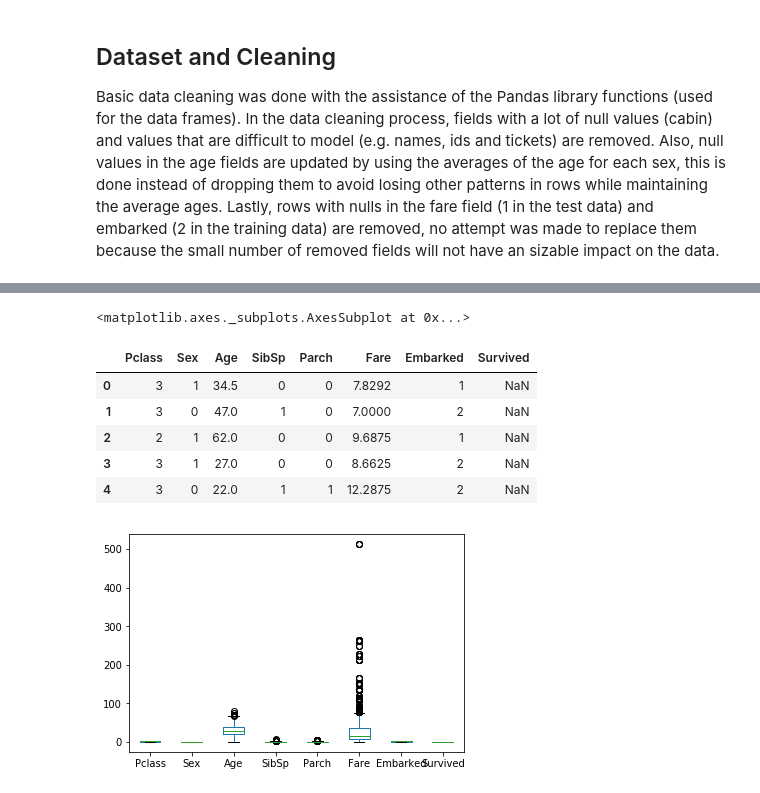
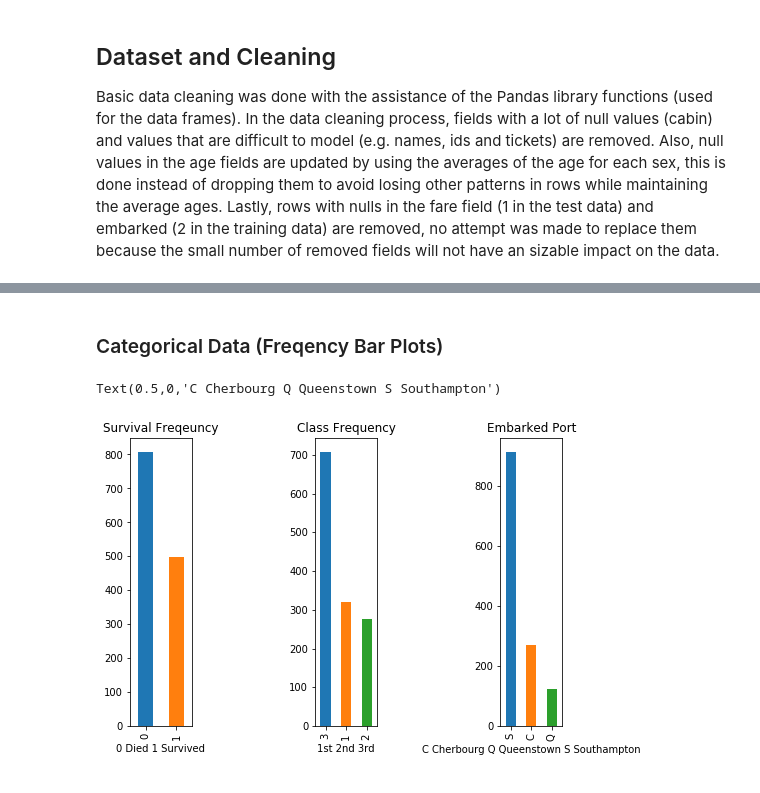
Before and after one commit to Castdeath97/titanic-analysis, a Jupyter notebook: coursework.ipynb, the cells around one changed output, grey strips where cells are left out. Saved outputs shown, nothing was run; the diff lists cells and outputs as text; code cells hidden in the pictures.

```diff
--- a/coursework.ipynb
+++ b/coursework.ipynb
@@ -122,11 +112,24 @@ df['Survived'].value_counts().plot(kind='bar')
-# %%
-df.plot(kind='box')
-# %% [output]
-<matplotlib.axes._subplots.AxesSubplot at 0x...>
-|  | Pclass | Sex | Age | SibSp | Parch | Fare | Embarked | Survived |
-| 0 | 3 | 1 | 34.5 | 0 | 0 | 7.8292 | 1 | NaN |
-| 1 | 3 | 0 | 47.0 | 1 | 0 | 7.0000 | 2 | NaN |
-| 2 | 2 | 1 | 62.0 | 0 | 0 | 9.6875 | 1 | NaN |
-| 3 | 3 | 1 | 27.0 | 0 | 0 | 8.6625 | 2 | NaN |
-| 4 | 3 | 0 | 22.0 | 1 | 1 | 12.2875 | 2 | NaN |
-[figure, removed]
+# %% [markdown]
+### Categorical Data (Freqency Bar Plots)
+# %%
+import matplotlib.pyplot as plt
+
+plt.subplots_adjust(left=1, bottom=1, right=2, top=2, wspace=2, hspace=2)
+
+plt.subplot(1, 3, 1)
+df['Survived'].value_counts().plot(kind='bar')
+plt.title('Survival Freqeuncy')
+plt.xlabel('0 Died 1 Survived')
+
+plt.subplot(1, 3, 2)
+df['Pclass'].value_counts().plot(kind='bar')
+plt.title('Class Frequency')
+plt.xlabel('1st 2nd 3rd')
+
+plt.subplot(1, 3, 3)
+df['Embarked'].value_counts().plot(kind='bar')
+plt.title('Embarked Port')
+plt.xlabel('C Cherbourg Q Queenstown S Southampton')
+# %% [output]
+Text(0.5,0,'C Cherbourg Q Queenstown S Southampton')
+[figure, added]
```
Also changed, not shown: parts of 11 cells of this notebook, 1 other file.
